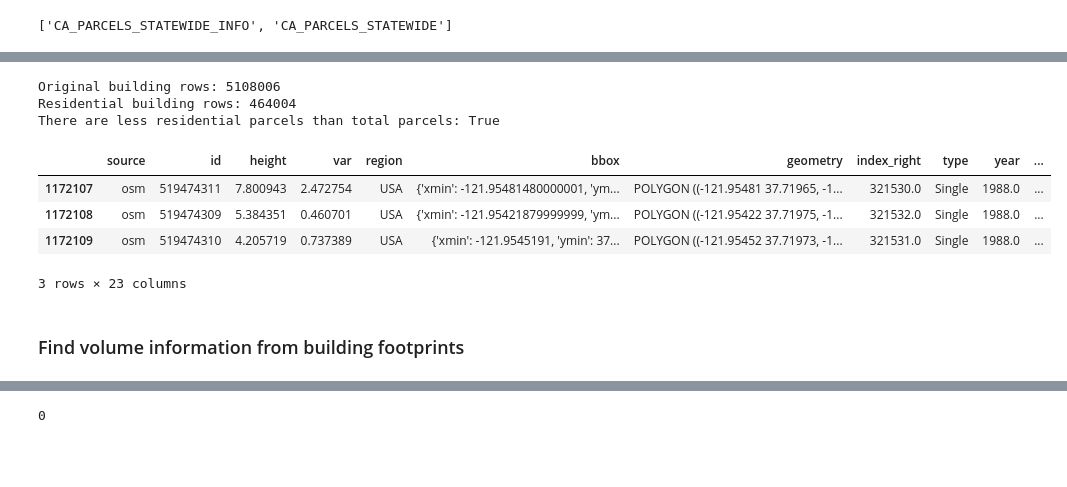
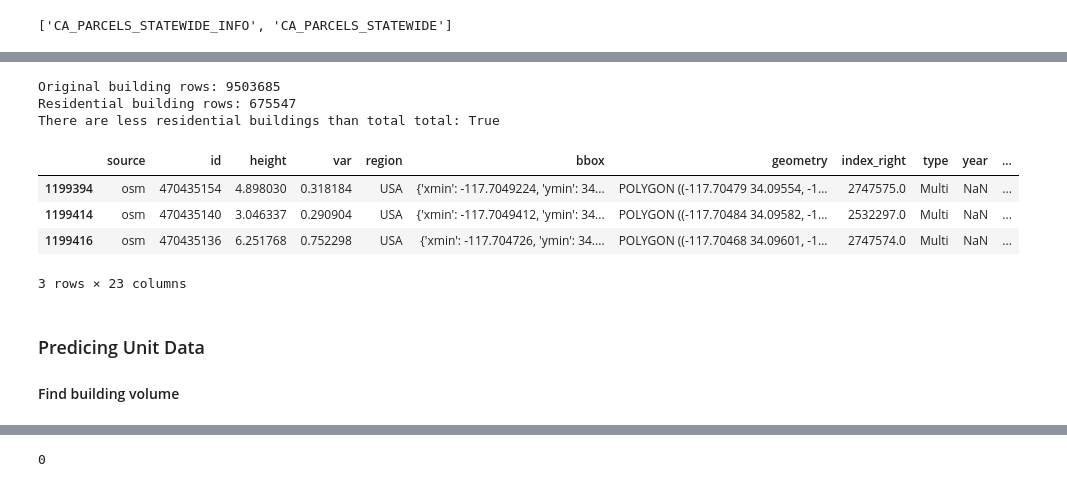
Before and after one commit to sofiasarak/building-unit-regression, a Jupyter notebook: parcel_clip_alameda.ipynb, the cells around one changed output, grey strips where cells are left out. Cells and saved outputs as stored; diff of their text form; code cells hidden in the pictures; blank space fills up the shorter version.

```diff
--- a/parcel_clip_alameda.ipynb
+++ b/parcel_clip_alameda.ipynb
@@ -51,6 +92,4 @@ zillow = gpd.read_file(fp).to_crs(epsg=4326)
 # %%
-# specify tile download url; this url is for area containing Santa Barbara, CA
-fp = os.path.join('data', 'building_parquets', 'w125_n40_w120_n35.parquet')
-
-# read the parquet file into a DataFrame
+# import building footprint as geopandas dataframe (may take 1-5 minutes)
+fp = os.path.join('data', 'building_parquets', 'w120_n35_w115_n30.parquet')
 building = gpd.read_parquet(fp).to_crs(epsg=4326)
@@ -56,0 +112,5 @@ building = gpd.read_parquet(fp).to_crs(epsg=4326)
+# %%
+# select only multi-family data
+zillow_multi = zillow[zillow['type'] == "Multi"]
+
+zillow_multi.head(3)
@@ -57,6 +122,6 @@ building = gpd.read_parquet(fp).to_crs(epsg=4326)
 # %%
-# crop to residenetial parcels
-valid_parcels = parcels.sjoin(zillow, predicate="contains").index.unique()
+# crop to residential parcels (by keeping those with Zillow points within)
+valid_parcels = parcels.sjoin(zillow_multi, predicate="contains").index.unique()
 parcels_res = parcels.loc[valid_parcels]
 # %%
 # confirm that joining with Zillow decreased the number of parcels
@@ -75,8 +140,8 @@ buildings_res = building.loc[valid_buildings]
 # confirm that joining with Zillow decreased the number of parcels
 print(f"Original building rows: {len(building)}")
 print(f"Residential building rows: {len(buildings_res)}")
-print(f"There are less residential parcels than total parcels: {len(buildings_res) < len(building)}")
+print(f"There are less residential buildings than total total: {len(buildings_res) < len(building)}")
 # %% [output]
-Original building rows: 5108006
-Residential building rows: 464004
-There are less residential parcels than total parcels: True
+Original building rows: 9503685
+Residential building rows: 675547
+There are less residential buildings than total total: True
@@ -87,20 +149,22 @@ buildings_res.plot()
 # keep all residential buildings, and add zillow points only where they match up
 building_zillow = gpd.sjoin(
     buildings_res,
-    zillow,
+    zillow_multi,
     how = "left",
     predicate = "intersects")
 # %%
-# confirm that at least some buildings have Zillow data!
-building_zillow[building_zillow['type']== 'Single'].head(3)
+# confirm that at least some buildings have Zillow data
+building_zillow[~building_zillow['unit'].isna()].head(3)
 # %% [output]
 |  | source | id | height | var | region | bbox | geometry | index_right | type | year | ... |
-| 1172107 | osm | 519474311 | 7.800943 | 2.472754 | USA | {'xmin': -121.95481480000001, 'ym... | POLYGON ((-121.95481 37.71965, -1... | 321530.0 | Single | 1988.0 | ... |
-| 1172108 | osm | 519474309 | 5.384351 | 0.460701 | USA | {'xmin': -121.95421879999999, 'ym... | POLYGON ((-121.95422 37.71975, -1... | 321532.0 | Single | 1988.0 | ... |
-| 1172109 | osm | 519474310 | 4.205719 | 0.737389 | USA | {'xmin': -121.9545191, 'ymin': 37... | POLYGON ((-121.95452 37.71973, -1... | 321531.0 | Single | 1988.0 | ... |
+| 1199394 | osm | 470435154 | 4.898030 | 0.318184 | USA | {'xmin': -117.7049224, 'ymin': 34... | POLYGON ((-117.70479 34.09554, -1... | 2747575.0 | Multi | NaN | ... |
+| 1199414 | osm | 470435140 | 3.046337 | 0.290904 | USA | {'xmin': -117.7049412, 'ymin': 34... | POLYGON ((-117.70484 34.09582, -1... | 2532297.0 | Multi | NaN | ... |
+| 1199416 | osm | 470435136 | 6.251768 | 0.752298 | USA | {'xmin': -117.704726, 'ymin': 34.... | POLYGON ((-117.70468 34.09601, -1... | 2747574.0 | Multi | NaN | ... |
 3 rows × 23 columns
 # %% [markdown]
-### Find volume information from building footprints
+### Predicing Unit Data
+
+#### Find building volume
 # %%
 # reproject data frame to crs with meters as units
 building_m = building_zillow.to_crs("EPSG:6933")
```
Also changed, not shown: parts of 34 cells of this notebook.
